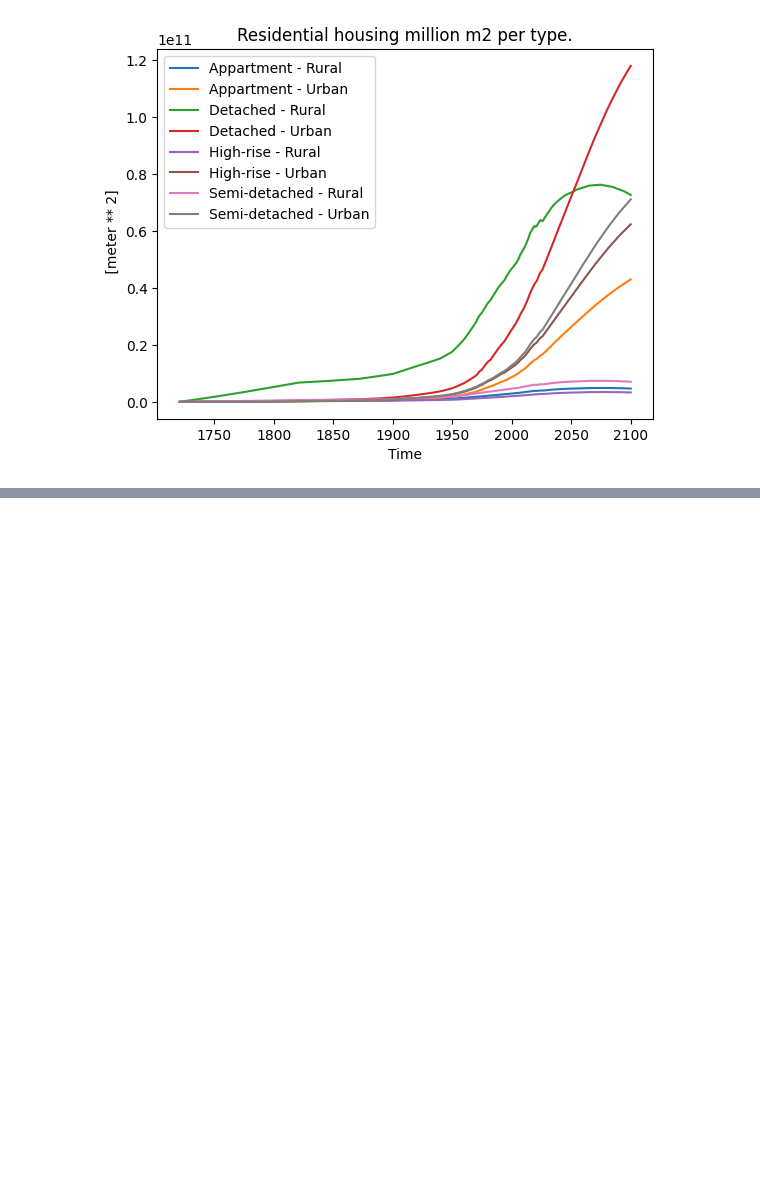
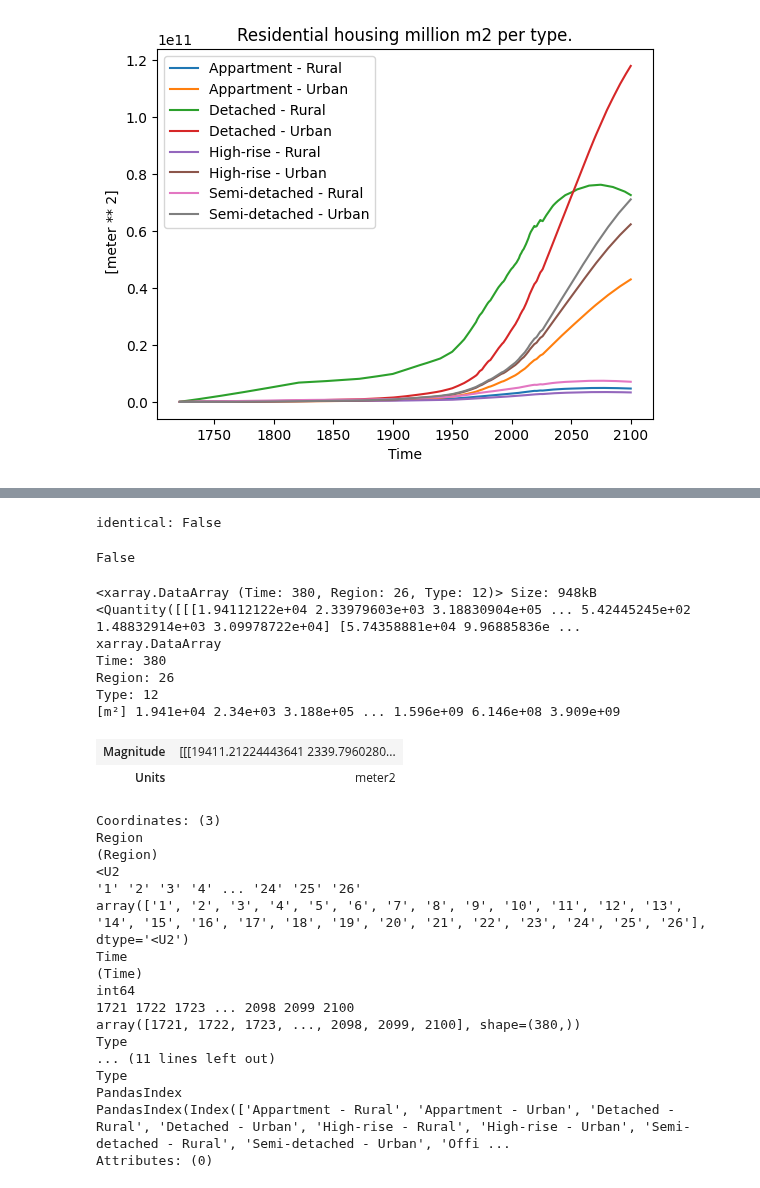
Before and after one commit to imagepbl/image-materials, a Jupyter notebook: examples/buma_preprocessing.ipynb, the cells around one changed output, grey strips where cells are left out. Saved outputs shown, nothing was run; the diff lists cells and outputs as text; code cells hidden in the pictures; blank space fills up the shorter version.

```diff
--- a/examples/buma_preprocessing.ipynb
+++ b/examples/buma_preprocessing.ipynb
@@ -77,7 +104,10 @@ housing_type = compute_housing_type(database_directory)
 average_m2_capita: meter ** 2 / person
 # %%
 # Floorspace m2 for residential buildings [Year, Region, Area, Type]
-floorspace_residential = compute_housing_residential(population, average_m2_capita, housing_type, floorspace_rururb, None)
+floorspace_residential = compute_housing_residential(population,
+                                                     average_m2_capita,
+                                                     housing_type,
+                                                     floorspace_rururb, {"test":None})
 # %%
 # Residential housing type shares [Year, Region, Area, Type]
 housing_type = compute_housing_type(database_directory)
@@ -103,0 +133,21 @@ floorspace = xr.concat((floorspace_residential, floorspace_commercial_total), di
+# %%
+circular_economy_config = {"test": None}
+
+floorspace_commercial_total = floorspace_commercial_total.drop_vars("Area")
+floorspace = xr.concat((floorspace_residential, floorspace_commercial_total), dim="Type")
+
+# Lifetime computations, see lifetimes.py
+
+with warnings.catch_warnings():
+    warnings.simplefilter("ignore")
+    lifetimes = compute_lifetimes(base_directory, floorspace_commercial.coords["Type"].values, circular_economy_config)
+
+mat_intensities_comm = compute_mat_intensities_commercial(database_directory, circular_economy_config)
+mat_intensities_res = compute_mat_intensities_residential(database_directory, circular_economy_config)
+mat_intensities = xr.concat((mat_intensities_res, mat_intensities_comm), dim="Type")
+knowledge_graph = create_building_graph()
+mat_intensities = knowledge_graph.rebroadcast_xarray(
+                        mat_intensities, floorspace.coords["Type"].values)
+
+#TODO remove this quick fix
+region_coords = np.sort(floorspace.coords["Region"].values.astype(int)).astype(str)
@@ -103,0 +170,52 @@ floorspace = xr.concat((floorspace_residential, floorspace_commercial_total), di
+# %%
+# Returns a single bool
+same = lifetime_new["weibull"].identical(lifetimes.get("weibull"))
+print('identical:', same)
+# %% [output]
+identical: False
+# %%
+import numpy as np
+
+def coords_equal(da1, da2):
+    coords1 = da1.coords
+    coords2 = da2.coords
+    # same coordinate names?
+    if set(coords1.keys()) != set(coords2.keys()):
+        return False
+    # compare each coordinate array
+    for k in coords1.keys():
+        if not np.array_equal(coords1[k].values, coords2[k].values):
+            return False
+    return True
+
+print(coords_equal(lifetime_new["weibull"], lifetimes.get("weibull")))
+# %% [output]
+False
+# %%
+floorspace
+# %% [output]
+<xarray.DataArray (Time: 380, Region: 26, Type: 12)> Size: 948kB <Quantity([[[1.94112122e+04 2.33979603e+03 3.18830904e+05 ... 5.42445245e+02 1.48832914e+03 3.09978722e+04] [5.74358881e+04 9.96885836e ...
+xarray.DataArray
+Time: 380
+Region: 26
+Type: 12
+[m²] 1.941e+04 2.34e+03 3.188e+05 ... 1.596e+09 6.146e+08 3.909e+09
+| Magnitude | [[[19411.21224443641 2339.7960280... |
+| Units | meter2 |
+Coordinates: (3)
+Region
+(Region)
+<U2
+'1' '2' '3' '4' ... '24' '25' '26'
+array(['1', '2', '3', '4', '5', '6', '7', '8', '9', '10', '11', '12', '13', '14', '15', '16', '17', '18', '19', '20', '21', '22', '23', '24', '25', '26'], dtype='<U2')
+Time
+(Time)
+int64
+1721 1722 1723 ... 2098 2099 2100
+array([1721, 1722, 1723, ..., 2098, 2099, 2100], shape=(380,))
+Type
+... (11 lines left out)
+Type
+PandasIndex
+PandasIndex(Index(['Appartment - Rural', 'Appartment - Urban', 'Detached - Rural', 'Detached - Urban', 'High-rise - Rural', 'High-rise - Urban', 'Semi-detached - Rural', 'Semi-detached - Urban', 'Offi ...
+Attributes: (0)
```
Also changed, not shown: parts of 5 cells of this notebook, 3 other files.
